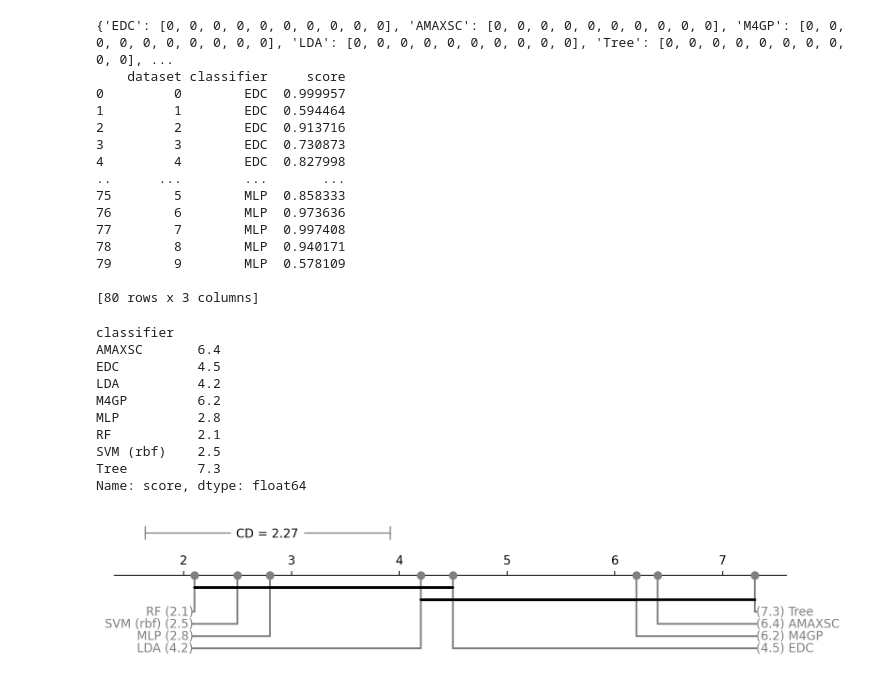
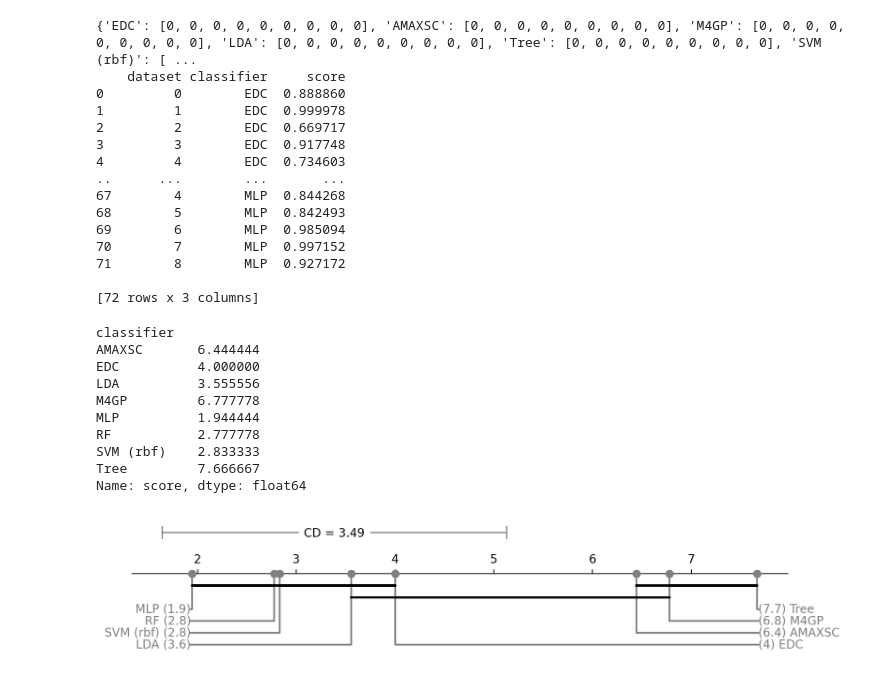
Before and after one commit to GuusToussaint/EDC-experiments, a Jupyter notebook: real-world/critical-difference-analysis.ipynb, the cells around one changed output. Cells and saved outputs as stored; diff of their text form; code cells hidden in the pictures.

```diff
--- a/real-world/critical-difference-analysis.ipynb
+++ b/real-world/critical-difference-analysis.ipynb
@@ -78,17 +78,17 @@ df = pd.DataFrame(
 # %%
 # Only select specific datasets
 datasets = [
-    # "ADULT",
+    "ADULT",
     "BANKNOTE",
     "BREAST",
     "CREDIT",
     "CYLINDER",
     "DIABETES",
-    "HEPATITIS",
+    # "HEPATITIS",
     "IONOSPHERE",
     "OCCUPANCY",
     "SONAR",
-    "WISCONSIN",
+    # "WISCONSIN",
 ]
 
 df = df[df["dataset"].isin(datasets)]
@@ -108,34 +108,34 @@ data = pd.DataFrame(data_dict).rename_axis("dataset").melt(
   ).reset_index()
 print(data)
 # %% [output]
-{'EDC': [0, 0, 0, 0, 0, 0, 0, 0, 0, 0], 'AMAXSC': [0, 0, 0, 0, 0, 0, 0, 0, 0, 0], 'M4GP': [0, 0, 0, 0, 0, 0, 0, 0, 0, 0], 'LDA': [0, 0, 0, 0, 0, 0, 0, 0, 0, 0], 'Tree': [0, 0, 0, 0, 0, 0, 0, 0, 0, 0], ...
+{'EDC': [0, 0, 0, 0, 0, 0, 0, 0, 0], 'AMAXSC': [0, 0, 0, 0, 0, 0, 0, 0, 0], 'M4GP': [0, 0, 0, 0, 0, 0, 0, 0, 0], 'LDA': [0, 0, 0, 0, 0, 0, 0, 0, 0], 'Tree': [0, 0, 0, 0, 0, 0, 0, 0, 0], 'SVM (rbf)': [ ...
     dataset classifier     score
-0         0        EDC  0.999957
-1         1        EDC  0.594464
-2         2        EDC  0.913716
-3         3        EDC  0.730873
-4         4        EDC  0.827998
+0         0        EDC  0.888860
+1         1        EDC  0.999978
+2         2        EDC  0.669717
+3         3        EDC  0.917748
+4         4        EDC  0.734603
 ..      ...        ...       ...
-75        5        MLP  0.858333
-76        6        MLP  0.973636
-77        7        MLP  0.997408
-78        8        MLP  0.940171
-79        9        MLP  0.578109
+67        4        MLP  0.844268
+68        5        MLP  0.842493
+69        6        MLP  0.985094
+70        7        MLP  0.997152
+71        8        MLP  0.927172
 
-[80 rows x 3 columns]
+[72 rows x 3 columns]
 # %%
 avg_rank = data.groupby('dataset').score.rank(ascending=False, pct=False).groupby(data.classifier).mean()
 print(avg_rank)
 # %% [output]
 classifier
-AMAXSC       6.4
-EDC          4.5
-LDA          4.2
-M4GP         6.2
-MLP          2.8
-RF           2.1
-SVM (rbf)    2.5
-Tree         7.3
+AMAXSC       6.444444
+EDC          4.000000
+LDA          3.555556
+M4GP         6.777778
+MLP          1.944444
+RF           2.777778
+SVM (rbf)    2.833333
+Tree         7.666667
 Name: score, dtype: float64
 # %%
 import matplotlib.pyplot as plt
@@ -160,32 +160,32 @@ sp.critical_difference_diagram(
     ax=ax,
     elbow_props={'color': 'gray'}
 )
 
-critical_distance = 2.2735
+critical_distance = 3.49
 start = 1.64
 
 ax.add_line(plt.Line2D(
     [start, start], [3, 4],
     color='gray', linewidth=1, linestyle='-'
 ))
 
 ax.add_line(plt.Line2D(
     [start, start + critical_distance], [3.5, 3.5],
 
     color='gray', linewidth=1, linestyle='-'
 ))
 
 text = ax.text(
     start + critical_distance / 2, 3.1, f'CD = {critical_distance:.2f}',
     horizontalalignment='center',
 )
 text.set_bbox(dict(facecolor='white', alpha=1, edgecolor='white'))
 
 ax.add_line(plt.Line2D(
     [start + critical_distance, start + critical_distance], [3, 4],
     color='gray', linewidth=1, linestyle='-'
 ))
 
 plt.show()
 # %% [output]
-[figure, old version]
+[figure, new version]
```
Also changed, not shown: 8 other files.
